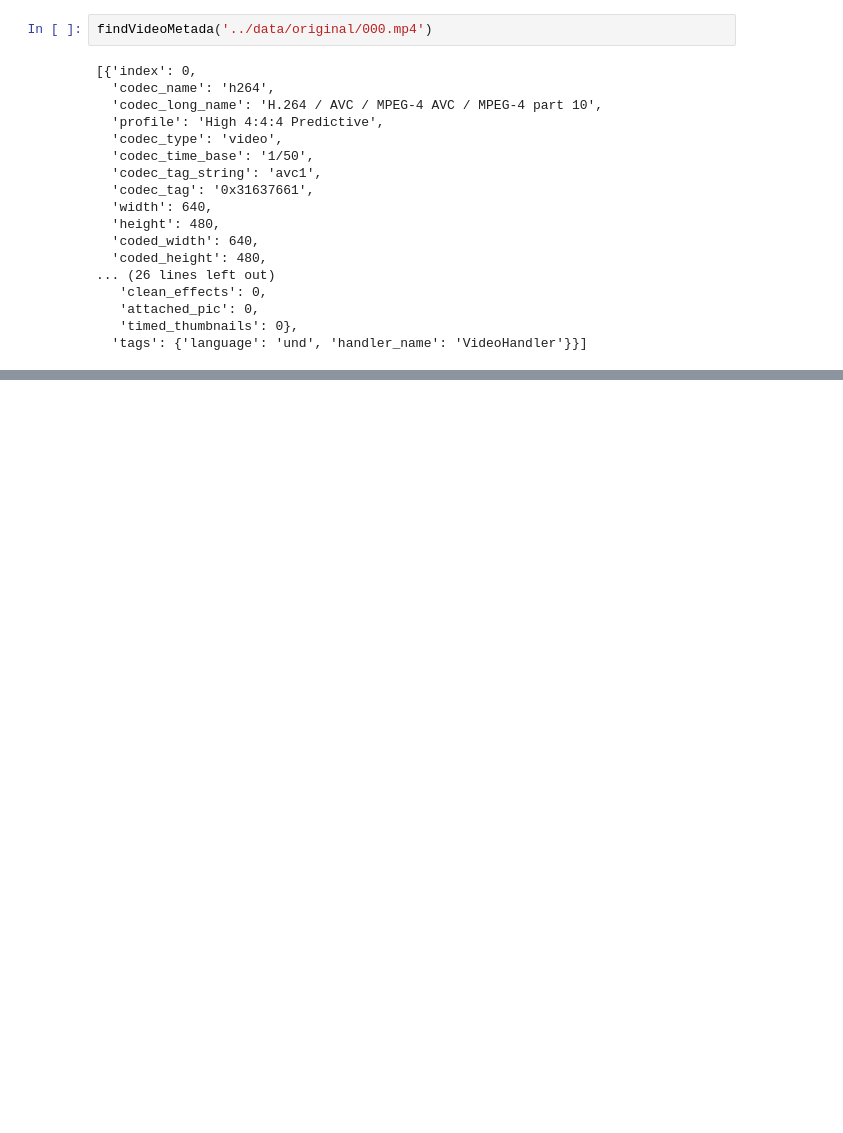
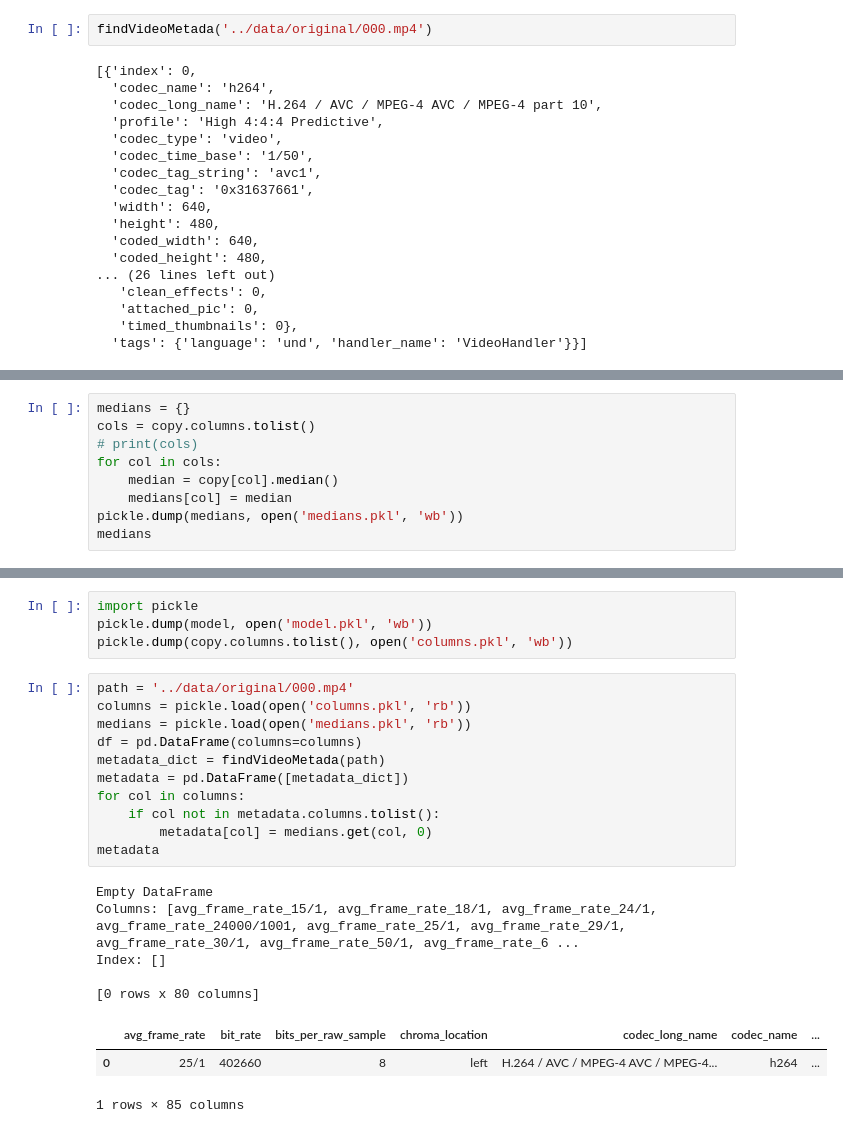
Before and after one commit to Baukebrenninkmeijer/FakeFynder-Hackathon-for-Good-2019, a Jupyter notebook: compression_detection/Untitled.ipynb, the cells around one changed output, grey strips where cells are left out. Drawn from its saved outputs; the diff is of its cells as text; blank space fills up the shorter version.

```diff
--- a/compression_detection/Untitled.ipynb
+++ b/compression_detection/Untitled.ipynb
@@ -91,0 +158,9 @@ for p in os.scandir(target_path)
+# %%
+medians = {}
+cols = copy.columns.tolist()
+# print(cols)
+for col in cols:
+    median = copy[col].median()
+    medians[col] = median
+pickle.dump(medians, open('medians.pkl', 'wb'))
+medians
@@ -91,0 +210,24 @@ for p in os.scandir(target_path)
+# %%
+import pickle
+pickle.dump(model, open('model.pkl', 'wb'))
+pickle.dump(copy.columns.tolist(), open('columns.pkl', 'wb'))
+# %%
+path = '../data/original/000.mp4'
+columns = pickle.load(open('columns.pkl', 'rb'))
+medians = pickle.load(open('medians.pkl', 'rb'))
+df = pd.DataFrame(columns=columns)
+metadata_dict = findVideoMetada(path)
+metadata = pd.DataFrame([metadata_dict])
+for col in columns:
+    if col not in metadata.columns.tolist():
+        metadata[col] = medians.get(col, 0)
+metadata
+# %% [output]
+Empty DataFrame
+Columns: [avg_frame_rate_15/1, avg_frame_rate_18/1, avg_frame_rate_24/1, avg_frame_rate_24000/1001, avg_frame_rate_25/1, avg_frame_rate_29/1, avg_frame_rate_30/1, avg_frame_rate_50/1, avg_frame_rate_6 ...
+Index: []
+
+[0 rows x 80 columns]
+|  | avg_frame_rate | bit_rate | bits_per_raw_sample | chroma_location | codec_long_name | codec_name | ... |
+| 0 | 25/1 | 402660 | 8 | left | H.264 / AVC / MPEG-4 AVC / MPEG-4... | h264 | ... |
+1 rows × 85 columns
```
Also changed, not shown: parts of 14 cells of this notebook, 7 other files.
